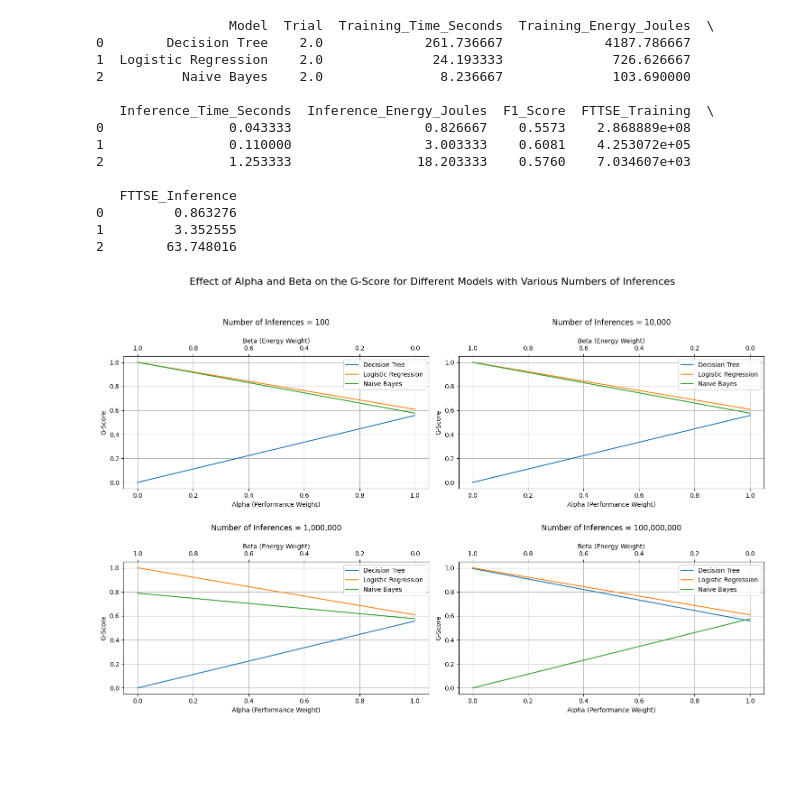
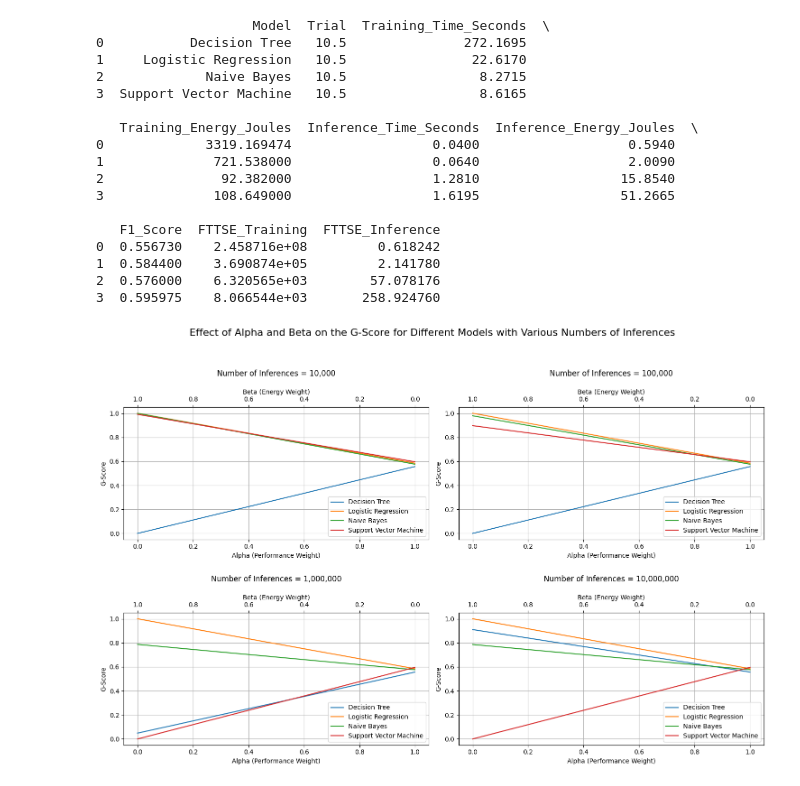
Before and after one commit to DTufto/G-score, a Jupyter notebook: results/plot_results.ipynb, the cells around one changed output. Cells and saved outputs as stored; diff of their text form; code cells hidden in the pictures; blank space fills up the shorter version.

Commit message:
Update plots with new results

```diff
--- a/results/plot_results.ipynb
+++ b/results/plot_results.ipynb
@@ -31,7 +31,7 @@ def calculate_G_score(alpha, f1, energy):
 Load the data and calculate the FTTSE values for training and inference
 """
 
-df = pd.read_csv("data/presentation.csv")
+df = pd.read_csv("data/model_performance_results_20241029_050347.csv")
 averages_df = df.groupby("Model").mean().reset_index()
 
 averages_df['FTTSE_Training'] = averages_df.apply(
@@ -42,26 +42,29 @@ averages_df['FTTSE_Inference'] = averages_df.apply(
 
 print(averages_df)
 # %% [output]
-                 Model  Trial  Training_Time_Seconds  Training_Energy_Joules  \
-0        Decision Tree    2.0             261.736667             4187.786667
-1  Logistic Regression    2.0              24.193333              726.626667
-2          Naive Bayes    2.0               8.236667              103.690000
+                    Model  Trial  Training_Time_Seconds  \
+0           Decision Tree   10.5               272.1695
+1     Logistic Regression   10.5                22.6170
+2             Naive Bayes   10.5                 8.2715
+3  Support Vector Machine   10.5                 8.6165
 
-   Inference_Time_Seconds  Inference_Energy_Joules  F1_Score  FTTSE_Training  \
-0                0.043333                 0.826667    0.5573    2.868889e+08
-1                0.110000                 3.003333    0.6081    4.253072e+05
-2                1.253333                18.203333    0.5760    7.034607e+03
+   Training_Energy_Joules  Inference_Time_Seconds  Inference_Energy_Joules  \
+0             3319.169474                  0.0400                   0.5940
+1              721.538000                  0.0640                   2.0090
+2               92.382000                  1.2810                  15.8540
+3              108.649000                  1.6195                  51.2665
 
-   FTTSE_Inference
-0         0.863276
-1         3.352555
-2        63.748016
+   F1_Score  FTTSE_Training  FTTSE_Inference
+0  0.556730    2.458716e+08         0.618242
+1  0.584400    3.690874e+05         2.141780
+2  0.576000    6.320565e+03        57.078176
+3  0.595975    8.066544e+03       258.924760
 # %%
 """
 Plot the effect of alpha and beta on the G-score for different models
 """
 
-nr_inferences = [1e2, 1e4, 1e6, 1e8]
+nr_inferences = [1e4, 1e5, 1e6, 1e7]
 alpha_values = np.linspace(0, 1, 1000)
 
 # Create a 2x2 grid of subplots
@@ -78,31 +81,31 @@ for idx, inf in enumerate(nr_inferences):
 
     for model in averages_df["Model"]:
         f1 = averages_df[averages_df["Model"] == model]["F1_Score"].values[0]
         energy = averages_df[averages_df["Model"] == model]["FTTSE_norm"].values[0]
 
         G_scores = []
         for alpha in alpha_values:
             G_scores.append(calculate_G_score(alpha, f1, energy))
 
         # Plot the effect of alpha on G-score
         ax.plot(alpha_values, G_scores, label=model)
 
     # Add labels, title, and legend
     ax.set_xlabel("Alpha (Performance Weight)")
     ax.set_ylabel("G-Score")
     ax.set_title(f'\nNumber of Inferences = {inf:,.0f}\n')
     ax.grid(True)
     ax.legend()
 
     # Add a secondary x-axis at the top for Beta (1 - Alpha)
     secax = ax.secondary_xaxis('top')
     secax.set_xticks(np.linspace(0, 1, 6))  # Adjust tick positions as needed
     secax.set_xticklabels([f"{1 - val:.1f}" for val in np.linspace(0, 1, 6)])
     secax.set_xlabel("Beta (Energy Weight)")
 
 # Set the title for the entire figure
 fig.suptitle('Effect of Alpha and Beta on the G-Score for Different Models with Various Numbers of Inferences', fontsize=16)
 plt.tight_layout(rect=[0, 0, 1, 0.96])  # Adjust layout to make room for the suptitle
 plt.show()
 # %% [output]
-[figure, old version]
+[figure, new version]
```
Also changed, not shown: 2 other files.
